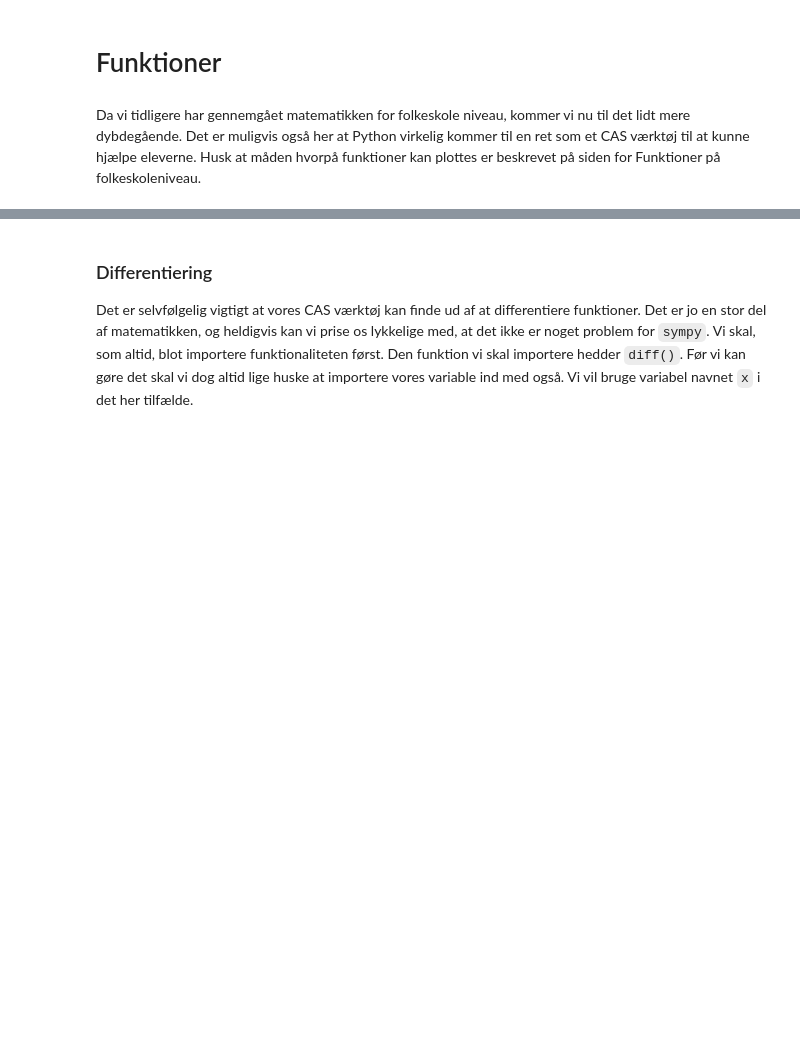
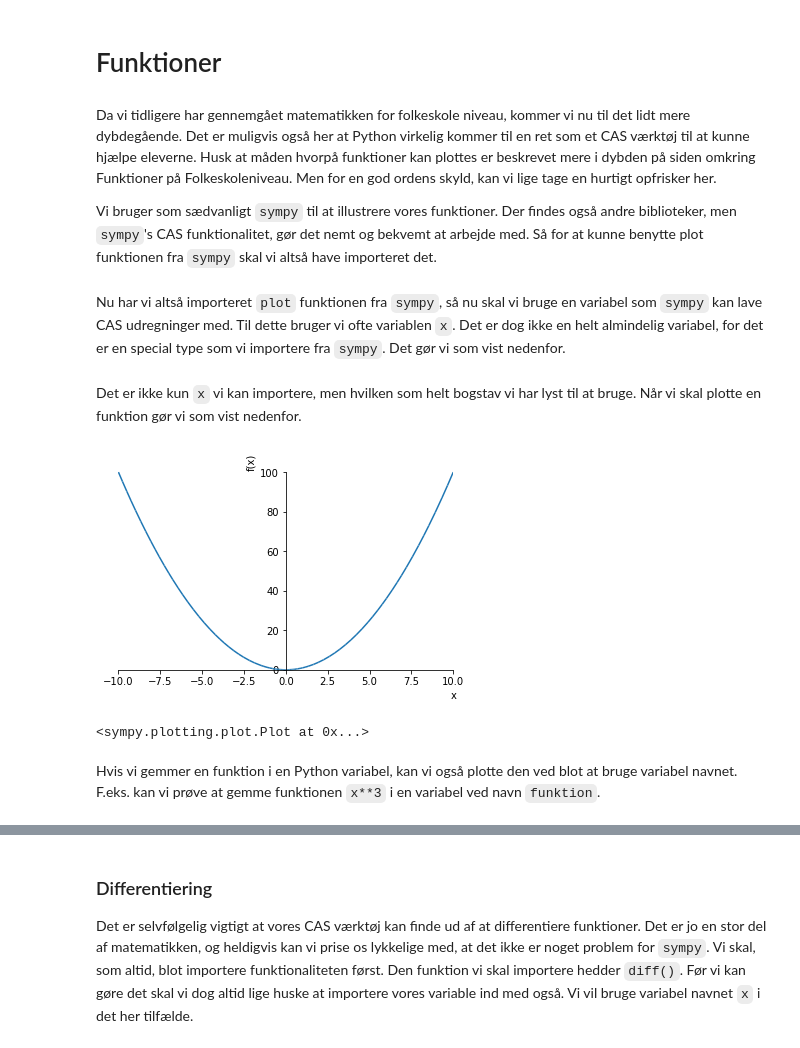
Before and after one commit to magborresen/python-for-school, a Jupyter notebook: python/funktioner-gym.ipynb, the cells around one changed output, grey strips where cells are left out. Drawn from its saved outputs; the diff is of its cells as text; code cells hidden in the pictures; blank space fills up the shorter version.

Commit message:
Added extra to funktioner and basal-python

```diff
--- a/python/funktioner-gym.ipynb
+++ b/python/funktioner-gym.ipynb
@@ -1,4 +1,6 @@
 # %% [markdown]
 # Funktioner
 # %% [markdown]
-Da vi tidligere har gennemgået matematikken for folkeskole niveau, kommer vi nu til det lidt mere dybdegående. Det er muligvis også her at Python virkelig kommer til en ret som et CAS værktøj til at kunne hjælpe eleverne. Husk at måden hvorpå funktioner kan plottes er beskrevet på siden for Funktioner på folkeskoleniveau.
+Da vi tidligere har gennemgået matematikken for folkeskole niveau, kommer vi nu til det lidt mere dybdegående. Det er muligvis også her at Python virkelig kommer til en ret som et CAS værktøj til at kunne hjælpe eleverne. Husk at måden hvorpå funktioner kan plottes er beskrevet mere i dybden på siden omkring Funktioner på Folkeskoleniveau. Men for en god ordens skyld, kan vi lige tage en hurtigt opfrisker her.
+
+Vi bruger som sædvanligt `sympy` til at illustrere vores funktioner. Der findes også andre biblioteker, men `sympy`'s CAS funktionalitet, gør det nemt og bekvemt at arbejde med. Så for at kunne benytte plot funktionen fra `sympy` skal vi altså have importeret det.
@@ -4,0 +9,2 @@ Da vi tidligere har gennemgået matematikken for folkeskole niveau, kommer vi nu
+# %% [markdown]
+Nu har vi altså importeret `plot` funktionen fra `sympy`, så nu skal vi bruge en variabel som `sympy` kan lave CAS udregninger med. Til dette bruger vi ofte variablen `x`. Det er dog ikke en helt almindelig variabel, for det er en special type som vi importere fra `sympy`. Det gør vi som vist nedenfor.
@@ -4,0 +13,9 @@ Da vi tidligere har gennemgået matematikken for folkeskole niveau, kommer vi nu
+# %% [markdown]
+Det er ikke kun `x` vi kan importere, men hvilken som helt bogstav vi har lyst til at bruge. Når vi skal plotte en funktion gør vi som vist nedenfor.
+# %%
+plot(x**2)
+# %% [output]
+[figure, added]
+<sympy.plotting.plot.Plot at 0x...>
+# %% [markdown]
+Hvis vi gemmer en funktion i en Python variabel, kan vi også plotte den ved blot at bruge variabel navnet. F.eks. kan vi prøve at gemme funktionen `x**3` i en variabel ved navn `funktion`.
```
Also changed, not shown: parts of 5 cells of this notebook.
